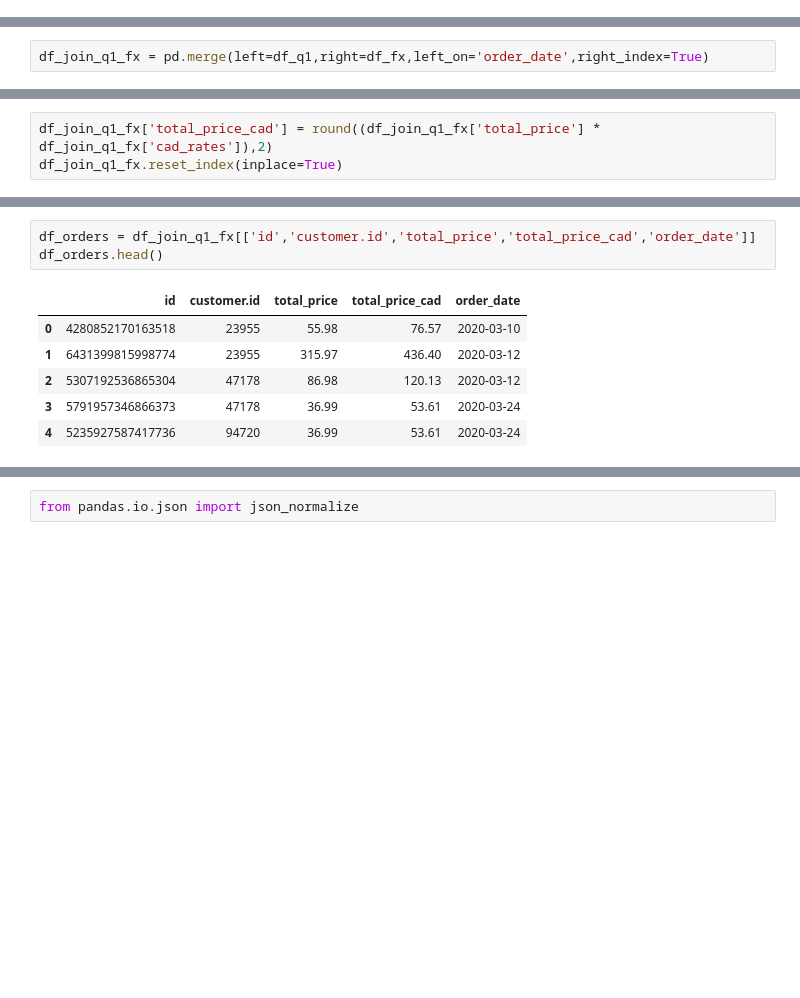
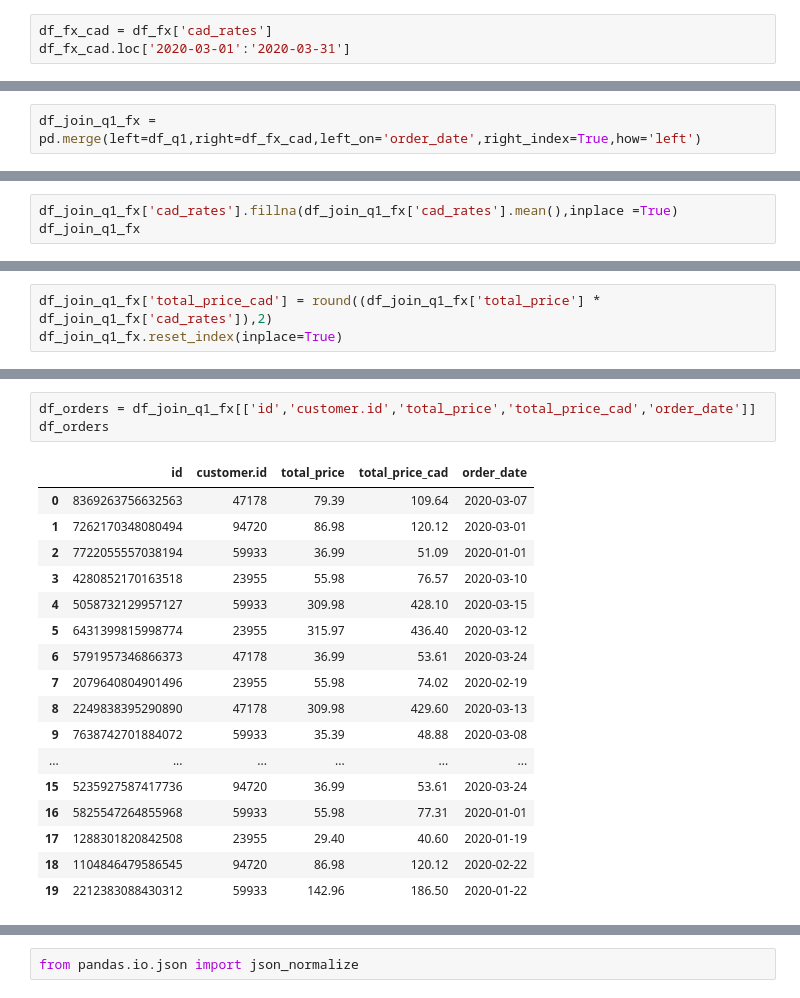
Before and after one commit to Kaizen91/NamasteChallenge, a Jupyter notebook: Testing.ipynb, the cells around one changed output, grey strips where cells are left out. Saved outputs shown, nothing was run; the diff lists cells and outputs as text; blank space fills up the shorter version.

```diff
--- a/Testing.ipynb
+++ b/Testing.ipynb
@@ -36,0 +41,3 @@ df_fx['cad_rates'] = df_fx['rates'].apply(lambda x: x['CAD'])
+# %%
+df_fx_cad = df_fx['cad_rates']
+df_fx_cad.loc['2020-03-01':'2020-03-31']
@@ -37,3 +93,5 @@ df_fx['cad_rates'] = df_fx['rates'].apply(lambda x: x['CAD'])
+# %%
+df_join_q1_fx = pd.merge(left=df_q1,right=df_fx_cad,left_on='order_date',right_index=True,how='left')
 # %%
 df_q1.head()
 # %% [output]
@@ -61,2 +103,0 @@ df_q1['order_date'] = df_q1['created_at'].apply(lambda x: x[:10])
-# %%
-df_join_q1_fx = pd.merge(left=df_q1,right=df_fx,left_on='order_date',right_index=True)
@@ -71,0 +152,3 @@ df_join_q1_fx.head()
+# %%
+df_join_q1_fx['cad_rates'].fillna(df_join_q1_fx['cad_rates'].mean(),inplace =True)
+df_join_q1_fx
@@ -75,10 +196,21 @@ df_join_q1_fx.reset_index(inplace=True)
 # %%
 df_orders = df_join_q1_fx[['id','customer.id','total_price','total_price_cad','order_date']]
-df_orders.head()
+df_orders
 # %% [output]
 |  | id | customer.id | total_price | total_price_cad | order_date |
-| 0 | 4280852170163518 | 23955 | 55.98 | 76.57 | 2020-03-10 |
-| 1 | 6431399815998774 | 23955 | 315.97 | 436.40 | 2020-03-12 |
-| 2 | 5307192536865304 | 47178 | 86.98 | 120.13 | 2020-03-12 |
-| 3 | 5791957346866373 | 47178 | 36.99 | 53.61 | 2020-03-24 |
-| 4 | 5235927587417736 | 94720 | 36.99 | 53.61 | 2020-03-24 |
+| 0 | 8369263756632563 | 47178 | 79.39 | 109.64 | 2020-03-07 |
+| 1 | 7262170348080494 | 94720 | 86.98 | 120.12 | 2020-03-01 |
+| 2 | 7722055557038194 | 59933 | 36.99 | 51.09 | 2020-01-01 |
+| 3 | 4280852170163518 | 23955 | 55.98 | 76.57 | 2020-03-10 |
+| 4 | 5058732129957127 | 59933 | 309.98 | 428.10 | 2020-03-15 |
+| 5 | 6431399815998774 | 23955 | 315.97 | 436.40 | 2020-03-12 |
+| 6 | 5791957346866373 | 47178 | 36.99 | 53.61 | 2020-03-24 |
+| 7 | 2079640804901496 | 23955 | 55.98 | 74.02 | 2020-02-19 |
+| 8 | 2249838395290890 | 47178 | 309.98 | 429.60 | 2020-03-13 |
+| 9 | 7638742701884072 | 59933 | 35.39 | 48.88 | 2020-03-08 |
+| ... | ... | ... | ... | ... | ... |
+| 15 | 5235927587417736 | 94720 | 36.99 | 53.61 | 2020-03-24 |
+| 16 | 5825547264855968 | 59933 | 55.98 | 77.31 | 2020-01-01 |
+| 17 | 1288301820842508 | 23955 | 29.40 | 40.60 | 2020-01-19 |
+| 18 | 1104846479586545 | 94720 | 86.98 | 120.12 | 2020-02-22 |
+| 19 | 2212383088430312 | 59933 | 142.96 | 186.50 | 2020-01-22 |
```
Also changed, not shown: parts of 18 cells of this notebook, 2 other files.
